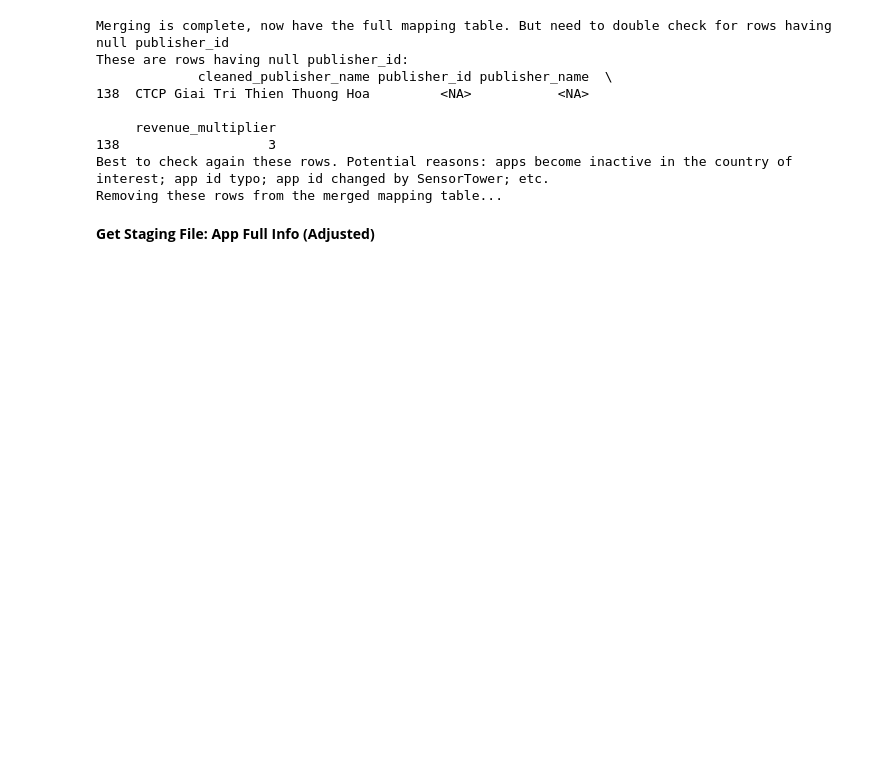
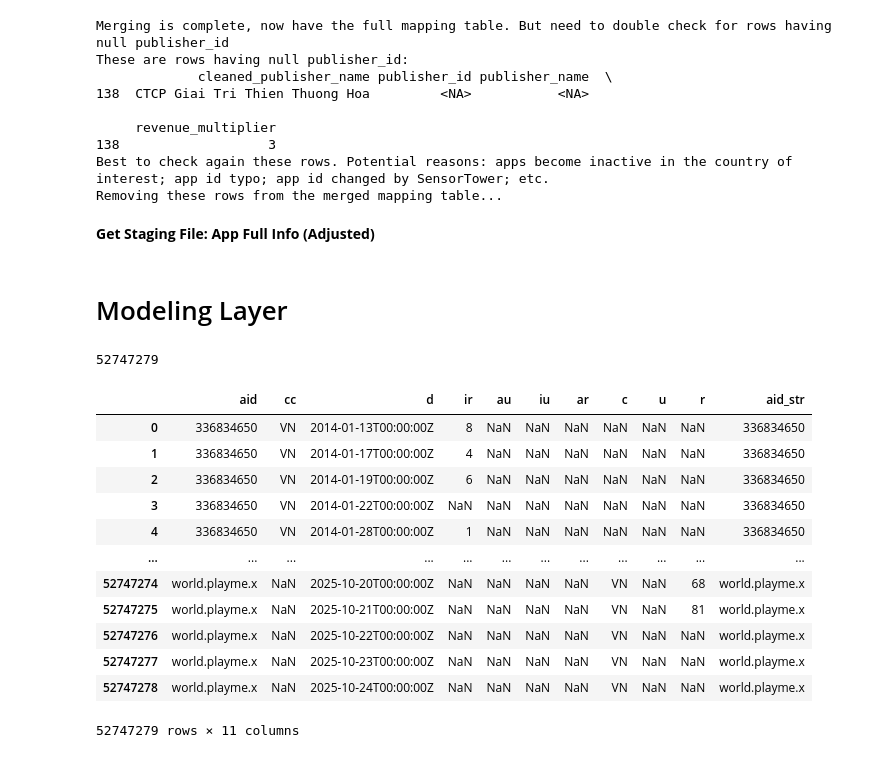
Before and after one commit to DatGGGGG/vn_strategy_data_system, a Jupyter notebook: design_data_flow.ipynb, the cells around one changed output. Drawn from its saved outputs; the diff is of its cells as text; code cells hidden in the pictures; blank space fills up the shorter version.

```diff
--- a/design_data_flow.ipynb
+++ b/design_data_flow.ipynb
@@ -131,3 +136,15 @@ df_mapping_publisher_to_apps_and_publisherids.to_csv('data/base/st_api_mapping_p
+# %%
+# Read file App Full Info (Adjusted)
+df_app_full_info_adjusted = pd.read_csv('data/staging/st_app_full_info_adjusted_1763107898.csv', low_memory=False)
+# %%
+# Run the function to fetch the data and export to json
+app_performance_data = lsdp.create_table_app_performance_grouped_by_game_daily(
+    api_key,
+    base_url,
+    str_start_date = '2014-01-01',
+    str_end_date = (date.today() - timedelta(days=3)).isoformat(),
+    df_app_full_info_adjusted,
+    json_export_path = 'data/base')
 # %% [markdown]
 # Staging Layer
 # %% [markdown]
@@ -209,3 +226,33 @@ df_app_full_info_adjusted_again = lsdp.adjust_cleaned_publisher_name_and_revenue
 # %%
 # Export the file to csv and save to staging layer folder
 df_app_full_info_adjusted_again.to_csv('data/staging/st_app_full_info_adjusted_{}.csv'.format(timestamp), index=False)
+# %% [markdown]
+# Modeling Layer
+# %%
+# read data from json
+with open('data/draft/app_performance_data_1764146538.json', 'r') as file:
+    app_performance_data = json.load(file)
+# %%
+len(app_performance_data)
+# %% [output]
+52747279
+# %%
+# group the data by app id and unified id
+
+df_perf = pd.DataFrame(app_performance_data)
+# %%
+df_perf
+# %% [output]
+|  | aid | cc | d | ir | au | iu | ar | c | u | r | aid_str |
+| 0 | 336834650 | VN | 2014-01-13T00:00:00Z | 8 | NaN | NaN | NaN | NaN | NaN | NaN | 336834650 |
+| 1 | 336834650 | VN | 2014-01-17T00:00:00Z | 4 | NaN | NaN | NaN | NaN | NaN | NaN | 336834650 |
+| 2 | 336834650 | VN | 2014-01-19T00:00:00Z | 6 | NaN | NaN | NaN | NaN | NaN | NaN | 336834650 |
+| 3 | 336834650 | VN | 2014-01-22T00:00:00Z | NaN | NaN | NaN | NaN | NaN | NaN | NaN | 336834650 |
+| 4 | 336834650 | VN | 2014-01-28T00:00:00Z | 1 | NaN | NaN | NaN | NaN | NaN | NaN | 336834650 |
+| ... | ... | ... | ... | ... | ... | ... | ... | ... | ... | ... | ... |
+| 52747274 | world.playme.x | NaN | 2025-10-20T00:00:00Z | NaN | NaN | NaN | NaN | VN | NaN | 68 | world.playme.x |
+| 52747275 | world.playme.x | NaN | 2025-10-21T00:00:00Z | NaN | NaN | NaN | NaN | VN | NaN | 81 | world.playme.x |
+| 52747276 | world.playme.x | NaN | 2025-10-22T00:00:00Z | NaN | NaN | NaN | NaN | VN | NaN | NaN | world.playme.x |
+| 52747277 | world.playme.x | NaN | 2025-10-23T00:00:00Z | NaN | NaN | NaN | NaN | VN | NaN | NaN | world.playme.x |
+| 52747278 | world.playme.x | NaN | 2025-10-24T00:00:00Z | NaN | NaN | NaN | NaN | VN | NaN | NaN | world.playme.x |
+52747279 rows × 11 columns
```
Also changed, not shown: parts of 14 cells of this notebook, 1 other file.
